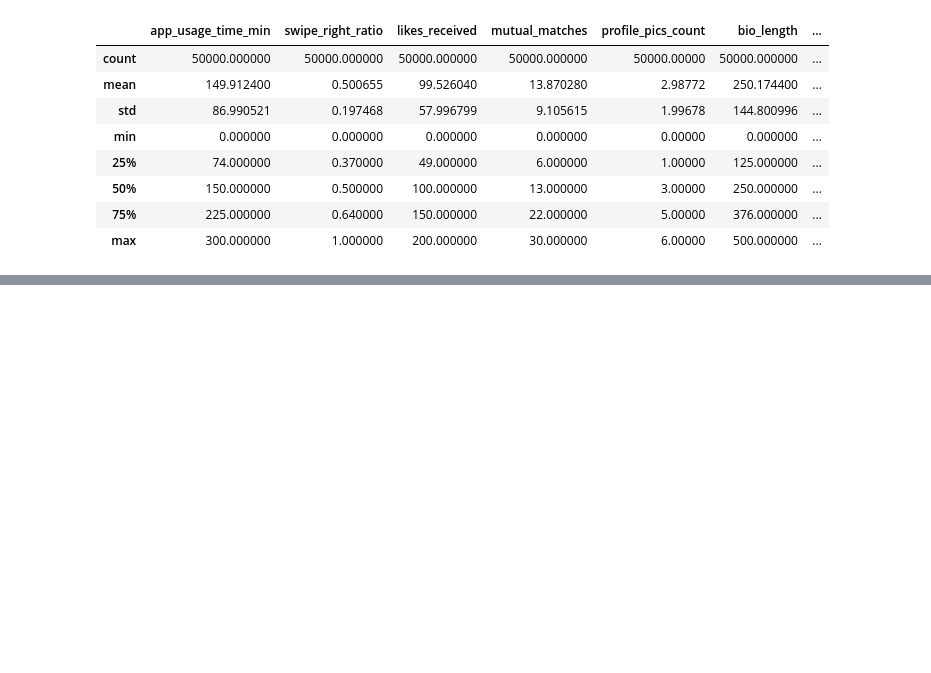
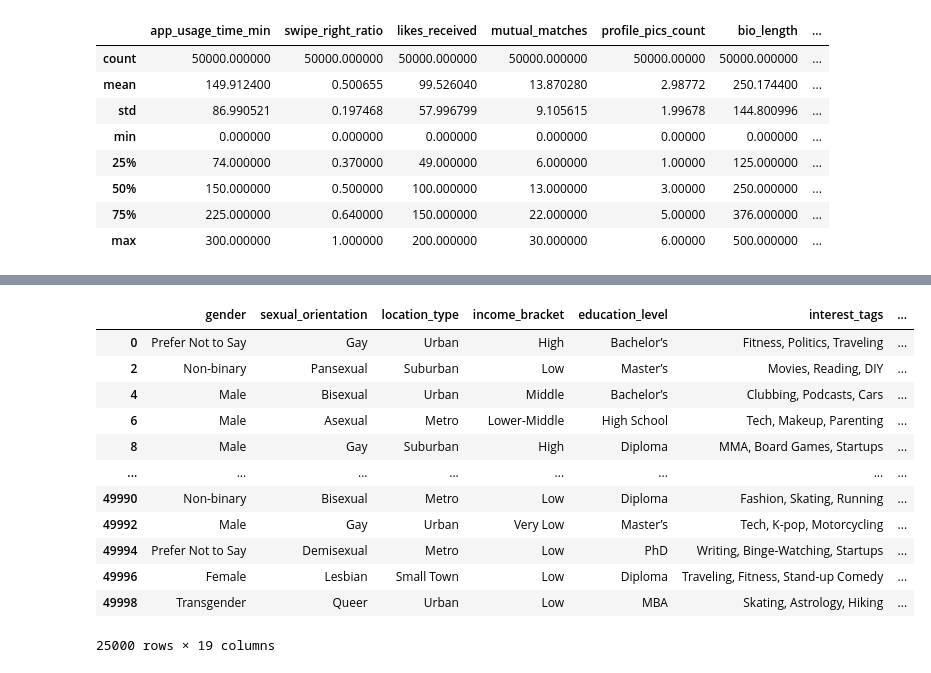
Before and after one commit to daksh-rajora/Gen-Ai, a Jupyter notebook: Machine Learning/PANDAS/DataFrame.ipynb, the cells around one changed output, grey strips where cells are left out. Saved outputs shown, nothing was run; the diff lists cells and outputs as text; code cells hidden in the pictures; blank space fills up the shorter version.

```diff
--- a/Machine Learning/PANDAS/DataFrame.ipynb
+++ b/Machine Learning/PANDAS/DataFrame.ipynb
@@ -246,0 +570,17 @@ df.describe()
+# %%
+## slicing with skipping values
+df[::2]
+# %% [output]
+|  | gender | sexual_orientation | location_type | income_bracket | education_level | interest_tags | ... |
+| 0 | Prefer Not to Say | Gay | Urban | High | Bachelor’s | Fitness, Politics, Traveling | ... |
+| 2 | Non-binary | Pansexual | Suburban | Low | Master’s | Movies, Reading, DIY | ... |
+| 4 | Male | Bisexual | Urban | Middle | Bachelor’s | Clubbing, Podcasts, Cars | ... |
+| 6 | Male | Asexual | Metro | Lower-Middle | High School | Tech, Makeup, Parenting | ... |
+| 8 | Male | Gay | Suburban | High | Diploma | MMA, Board Games, Startups | ... |
+| ... | ... | ... | ... | ... | ... | ... | ... |
+| 49990 | Non-binary | Bisexual | Metro | Low | Diploma | Fashion, Skating, Running | ... |
+| 49992 | Male | Gay | Urban | Very Low | Master’s | Tech, K-pop, Motorcycling | ... |
+| 49994 | Prefer Not to Say | Demisexual | Metro | Low | PhD | Writing, Binge-Watching, Startups | ... |
+| 49996 | Female | Lesbian | Small Town | Low | Diploma | Traveling, Fitness, Stand-up Comedy | ... |
+| 49998 | Transgender | Queer | Urban | Low | MBA | Skating, Astrology, Hiking | ... |
+25000 rows × 19 columns
```
Also changed, not shown: parts of 46 cells of this notebook.
